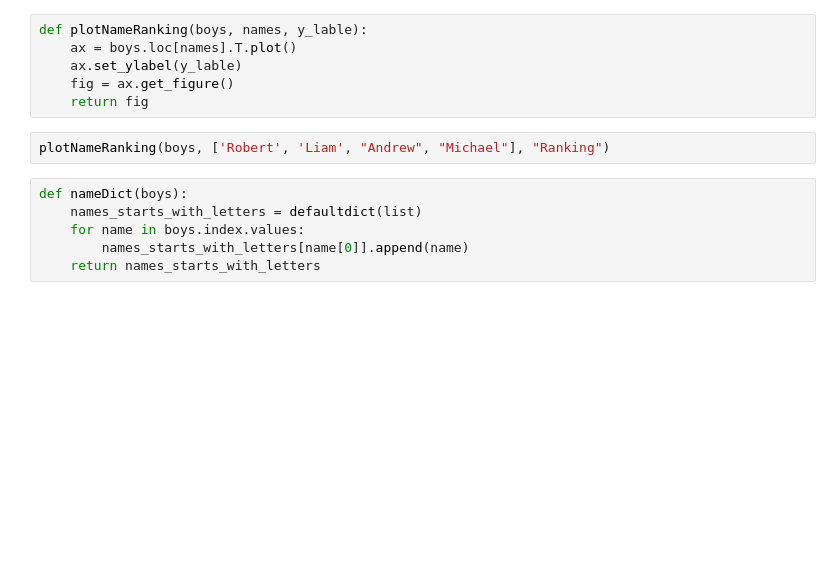
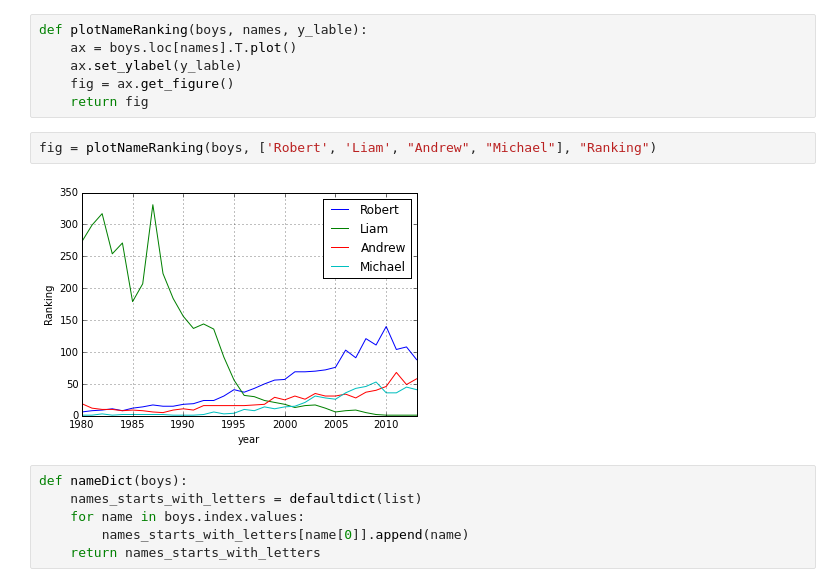
Before and after one commit to c0ns0le/ipython-notebooks, a Jupyter notebook: pydata/baby names.ipynb, the cells around one changed output. Drawn from its saved outputs; the diff is of its cells as text; blank space fills up the shorter version.

Commit message:
baby names

```diff
--- a/pydata/baby names.ipynb
+++ b/pydata/baby names.ipynb
@@ -102,7 +194,9 @@ def plotNameRanking(boys, names, y_lable):
     fig = ax.get_figure()
     return fig
 # %%
-plotNameRanking(boys, ['Robert', 'Liam', "Andrew", "Michael"], "Ranking")
+fig = plotNameRanking(boys, ['Robert', 'Liam', "Andrew", "Michael"], "Ranking")
+# %% [output]
+[figure, added]
 # %%
 def nameDict(boys):
     names_starts_with_letters = defaultdict(list)
```
Also changed, not shown: parts of 22 cells of this notebook, 15 other files.
